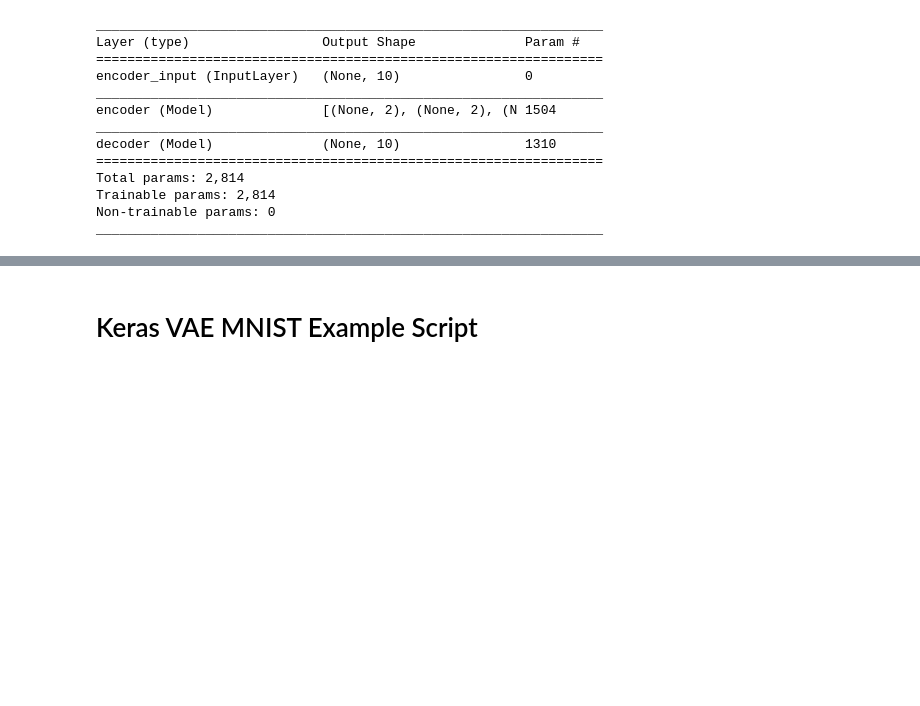
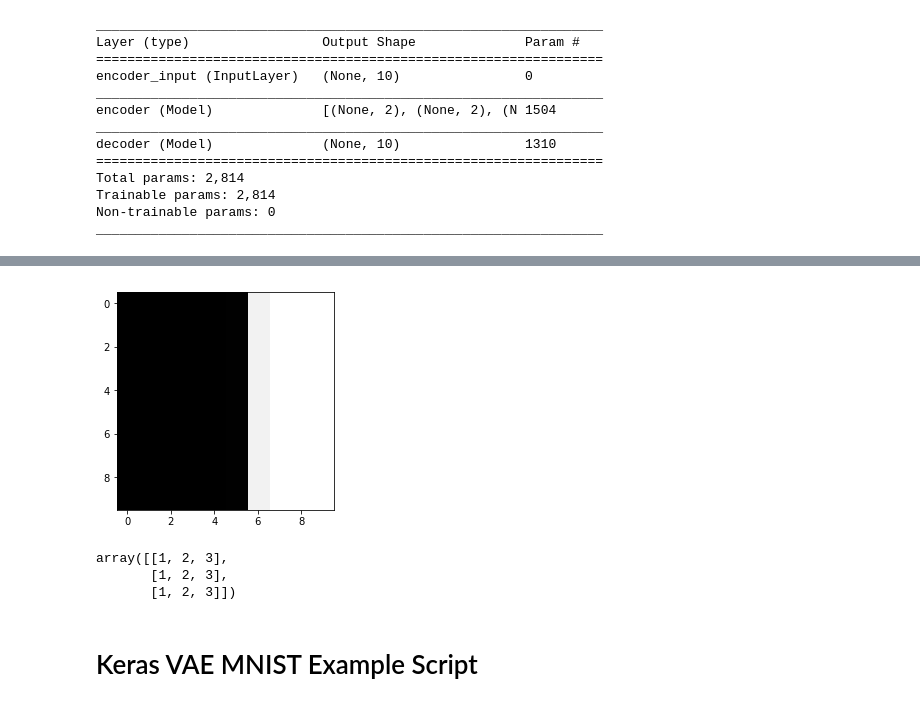
Before and after one commit to ktucker27/quantumML, a Jupyter notebook: python/quantum_vae.ipynb, the cells around one changed output, grey strips where cells are left out. Drawn from its saved outputs; the diff is of its cells as text; code cells hidden in the pictures; blank space fills up the shorter version.

```diff
--- a/python/quantum_vae.ipynb
+++ b/python/quantum_vae.ipynb
@@ -196 +257,22 @@ np.savetxt('/Users/tuckerkj/Google Drive/Research/QML/data/quc_examples/Tutorial
+# %%
+def plot_qvae_latent(models, z):
+    """Plots spins for the given 2D latent vector
+    # Arguments
+        models (tuple): encoder and decoder models
+        z (tuple): latent vector
+    """
+
+    encoder, decoder = models
+
+    img_height = 10
+
+    z_sample = np.array([z])
+    x_decoded = decoder.predict(z_sample)
+    spin_img = np.stack([x_decoded[0] for ii in range(img_height)]).reshape(img_height, img_height)
+
+    #print(spin_img)
+
+    plt.figure(figsize=(10, 4))
+    plt.imshow(spin_img, cmap='gray', vmin=0, vmax=1)
+    plt.show()
 # %%
@@ -203,0 +289,4 @@ ValueError: c of shape (10000,) not acceptable as a color sequence for x with si
+# %%
+plot_qvae_latent(models, [-4, 20])
+# %% [output]
+[figure, added]
@@ -204,3 +295,9 @@ ValueError: c of shape (10000,) not acceptable as a color sequence for x with si
+# %%
+np.stack([a for i in range(3)])
+# %% [output]
+array([[1, 2, 3],
+       [1, 2, 3],
+       [1, 2, 3]])
 # %% [markdown]
 # Keras VAE MNIST Example Script
 # %%
```
Also changed, not shown: parts of 12 cells of this notebook.
